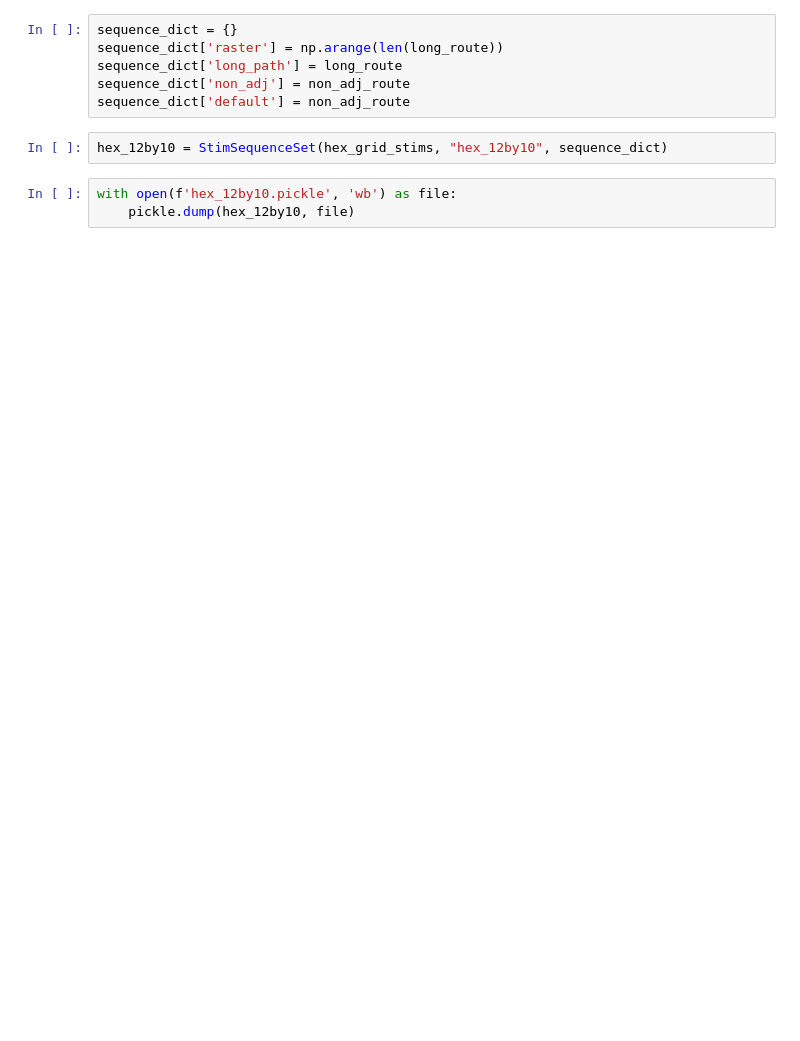
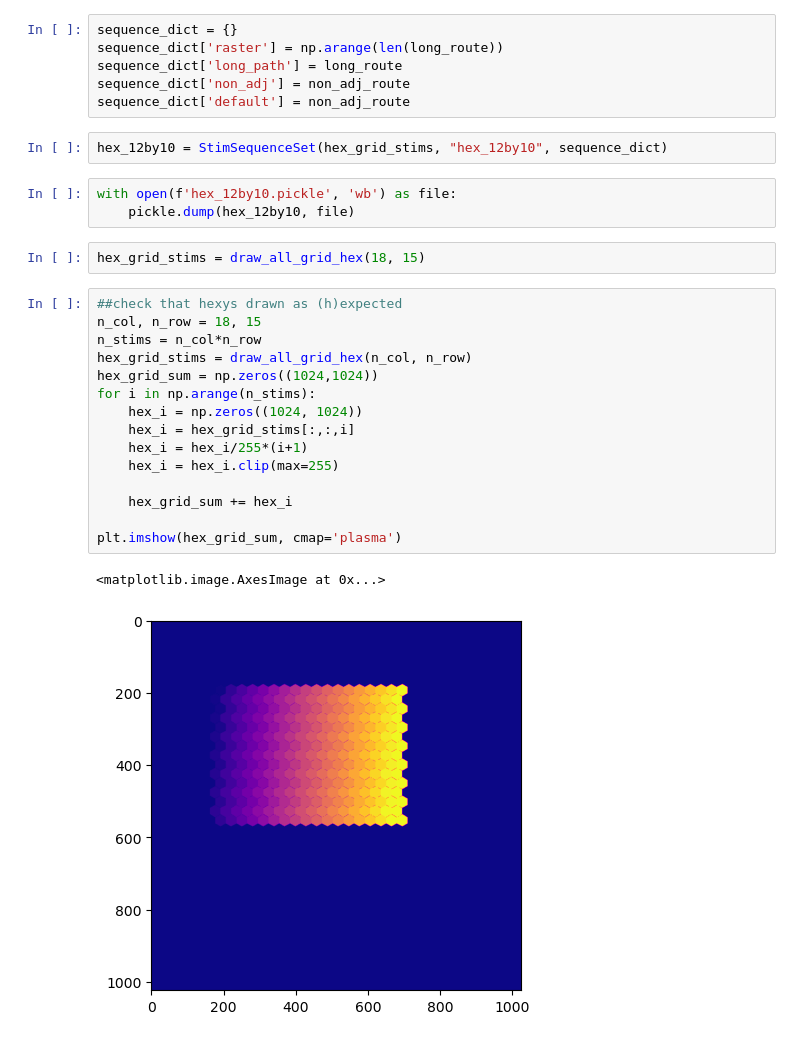
Before and after one commit to travis-open/photostim_generation, a Jupyter notebook: grid_stim_building.ipynb, the cells around one changed output. Drawn from its saved outputs; the diff is of its cells as text; blank space fills up the shorter version.

Commit message:
name check

```diff
--- a/grid_stim_building.ipynb
+++ b/grid_stim_building.ipynb
@@ -244,3 +249,23 @@ hex_12by10 = StimSequenceSet(hex_grid_stims, "hex_12by10", sequence_dict)
 # %%
 with open(f'hex_12by10.pickle', 'wb') as file:
     pickle.dump(hex_12by10, file)
+# %%
+hex_grid_stims = draw_all_grid_hex(18, 15)
+# %%
+##check that hexys drawn as (h)expected
+n_col, n_row = 18, 15
+n_stims = n_col*n_row
+hex_grid_stims = draw_all_grid_hex(n_col, n_row)
+hex_grid_sum = np.zeros((1024,1024))
+for i in np.arange(n_stims):
+    hex_i = np.zeros((1024, 1024))
+    hex_i = hex_grid_stims[:,:,i]
+    hex_i = hex_i/255*(i+1)
+    hex_i = hex_i.clip(max=255)
+
+    hex_grid_sum += hex_i
+
+plt.imshow(hex_grid_sum, cmap='plasma')
+# %% [output]
+<matplotlib.image.AxesImage at 0x...>
+[figure, added]
```
Also changed, not shown: parts of 22 cells of this notebook, 1 other file.
